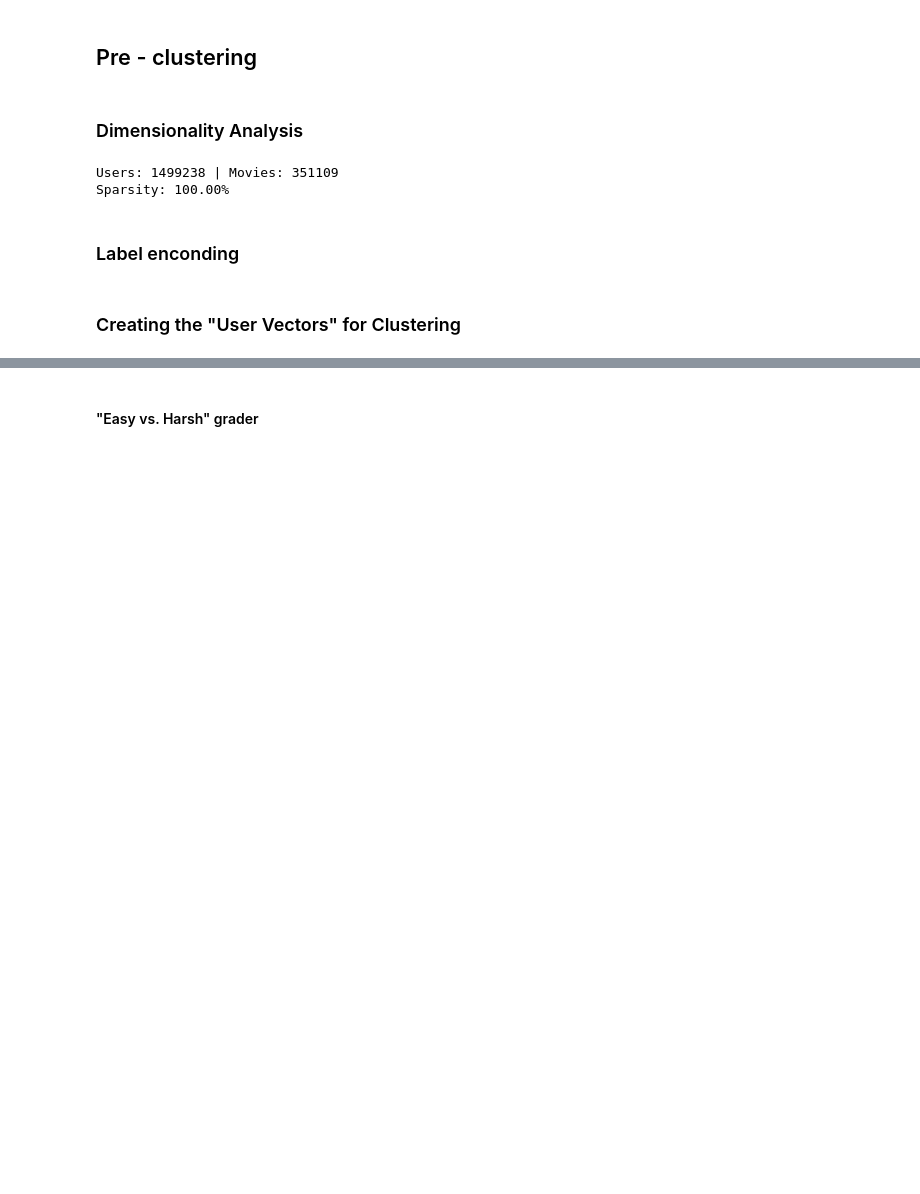
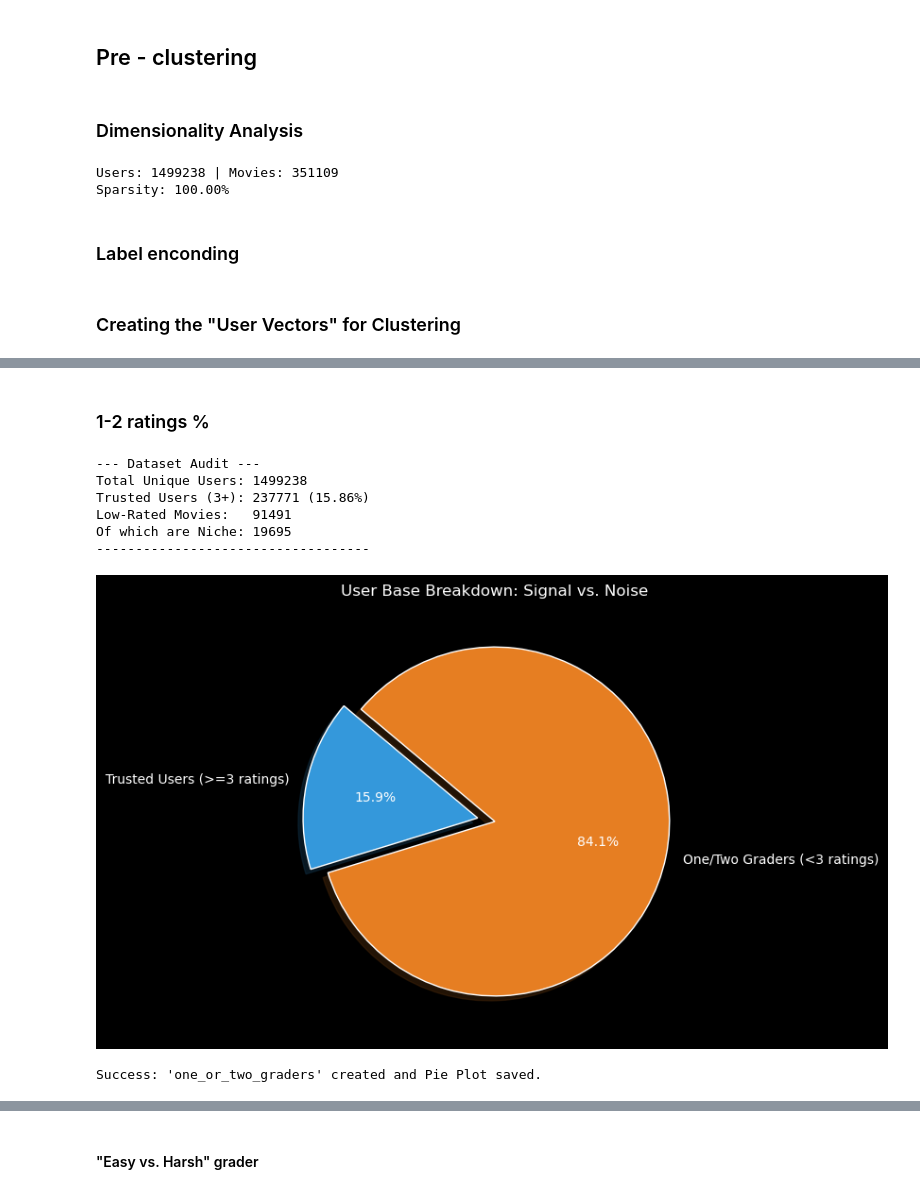
Before and after one commit to GeorgeStyl/Neural-Movie-Clusters, a Jupyter notebook: notebooks/0z_DROPBOX_clustering_and_embeddings.ipynb, the cells around one changed output, grey strips where cells are left out. Cells and saved outputs as stored; diff of their text form; code cells hidden in the pictures; blank space fills up the shorter version.

```diff
--- a/notebooks/0z_DROPBOX_clustering_and_embeddings.ipynb
+++ b/notebooks/0z_DROPBOX_clustering_and_embeddings.ipynb
@@ -42,0 +88,13 @@ First entry:
+# %%
+print(split_data.head(5))
+print(split_data.columns)
+
+split_data.columns = ['USER_ID', 'MOVIE_ID', 'RATING', 'TIMESTAMP']
+
+# --- Print the column names ---
+print(f"{GREEN}Current Column Names:{RESET_COLORS}")
+print(split_data.columns.tolist())
+
+# --- Display the first few rows to see the data with the new headers ---
+print(f"\n{GREEN}Data Preview:{RESET_COLORS}")
+print(split_data.head())
@@ -65,8 +141,8 @@ Sparsity: 100.00%
 user_enc = LabelEncoder()
 movie_enc = LabelEncoder()
 
-df['User_IDx'] = user_enc.fit_transform(df['User_ID'])
-df['movie_idx'] = movie_enc.fit_transform(df['Movie_ID'])
+split_data['USER_IDx'] = user_enc.fit_transform(split_data['USER_ID'])
+split_data['MOVIE_IDx'] = movie_enc.fit_transform(split_data['MOVIE_ID'])
 # %% [markdown]
 ### Creating the "User Vectors" for Clustering
 # %%
@@ -77,0 +154,62 @@ user_movie_matrix = csr_matrix((df['Rating'], (df['User_IDx'], df['movie_idx']))
+# %% [markdown]
+### 1-2 ratings %
+# %%
+# --- 1. Identify "Trusted" vs "One-Timer" Users ---
+user_counts = split_data['USER_ID'].value_counts()
+trusted_mask = user_counts >= 3
+trusted_user_ids = user_counts[trusted_mask].index
+low_activity_user_ids = user_counts[~trusted_mask].index
+
+# Create the separate DF for low-activity users as requested
+one_or_two_graders = split_data[split_data['USER_ID'].isin(low_activity_user_ids)].copy()
+
+# --- 2. Calculate User Percentages for Pie ---
+total_users = split_data['USER_ID'].nunique()
+trusted_count = len(trusted_user_ids)
+low_act_count = len(low_activity_user_ids)
+
+# --- 3. Identify Niche vs Low-Rated Movies ---
+# Niche = Movies with only 1-2 ratings total
+movie_counts = split_data['MOVIE_ID'].value_counts()
+niche_movie_ids = movie_counts[movie_counts <= 2].index
+
+# Low Rated = Movies with a score of 1 or 2
+low_rating_mask = (split_data['RATING'] >= 1) & (split_data['RATING'] <= 2)
+low_rated_movie_ids = split_data.loc[low_rating_mask, 'MOVIE_ID'].unique()
+
+# --- 4. Cross-Reference (The fix for your NameError) ---
+bad_niche_movies = set(low_rated_movie_ids).intersection(set(niche_movie_ids))
+
+# --- 5. Print Statistics ---
+print(f"{YELLOW}--- Dataset Audit ---{RESET_COLORS}")
+print(f"Total Unique Users: {total_users}")
+print(f"Trusted Users (3+): {trusted_count} ({(trusted_count/total_users)*100:.2f}%)")
+print(f"Low-Rated Movies:   {len(low_rated_movie_ids)}")
+print(f"Of which are Niche: {len(bad_niche_movies)}")
+print("-" * 35)
+
+# --- 6. Create User Activity Pie Plot ---
+labels = [f'Trusted Users (>=3 ratings)', f'One/Two Graders (<3 ratings)']
+sizes = [trusted_count, low_act_count]
+colors = ['#3498db', '#e67e22']
+explode = (0.1, 0)
+
+plt.figure(figsize=(8, 6))
+plt.pie(sizes, explode=explode, labels=labels, colors=colors,
+        autopct='%1.1f%%', shadow=True, startangle=140)
+plt.title('User Base Breakdown: Signal vs. Noise')
+
+# Save the plot
+plt.savefig(os.path.join(PLOTS_DIR, 'user_activity_pie.png'))
+plt.show()
+
+print(f"{GREEN}Success: 'one_or_two_graders' created and Pie Plot saved.{RESET_COLORS}")
+# %% [output]
+--- Dataset Audit ---
+Total Unique Users: 1499238
+Trusted Users (3+): 237771 (15.86%)
+Low-Rated Movies:   91491
+Of which are Niche: 19695
+-----------------------------------
+[figure, added]
+Success: 'one_or_two_graders' created and Pie Plot saved.
```
Also changed, not shown: parts of 45 cells of this notebook.
